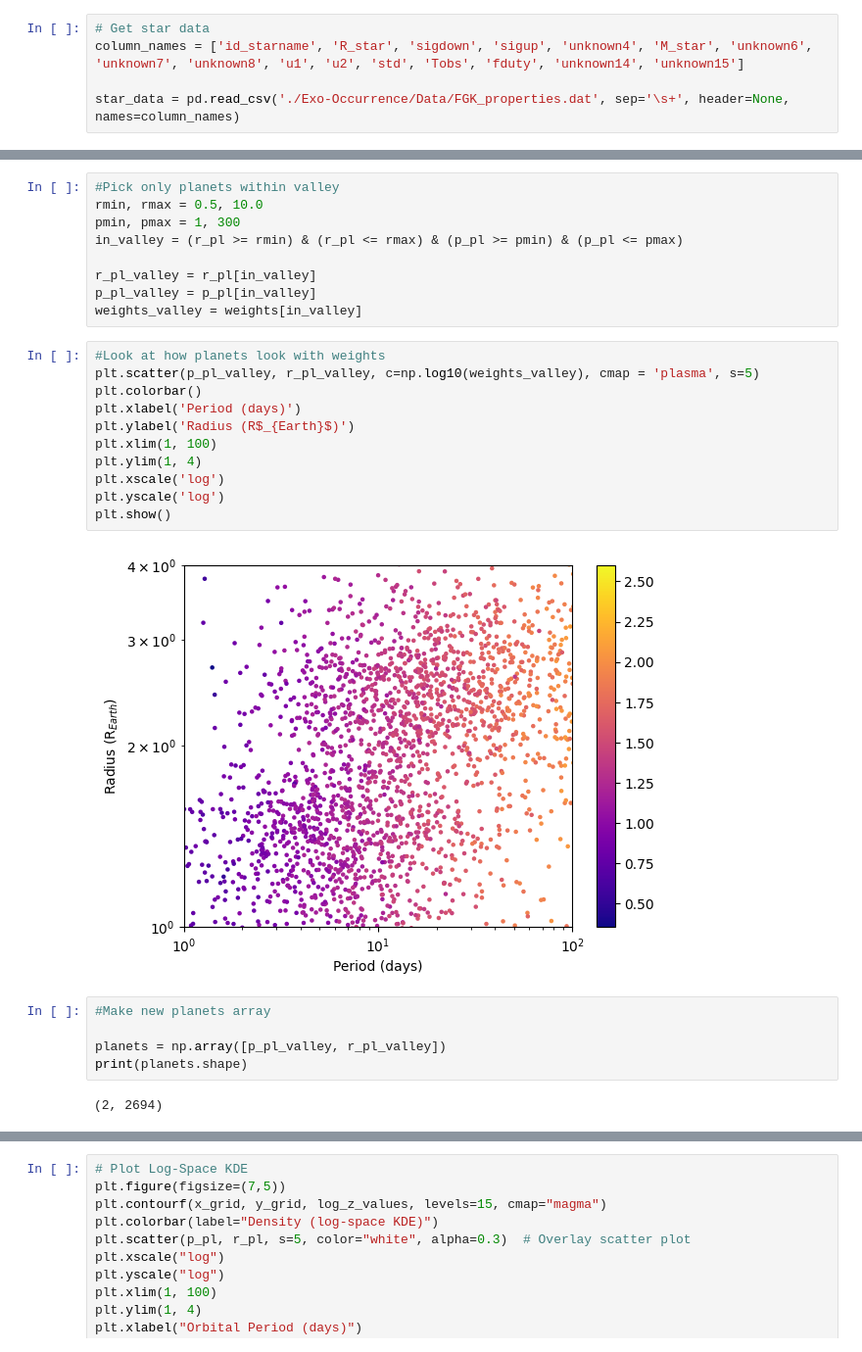
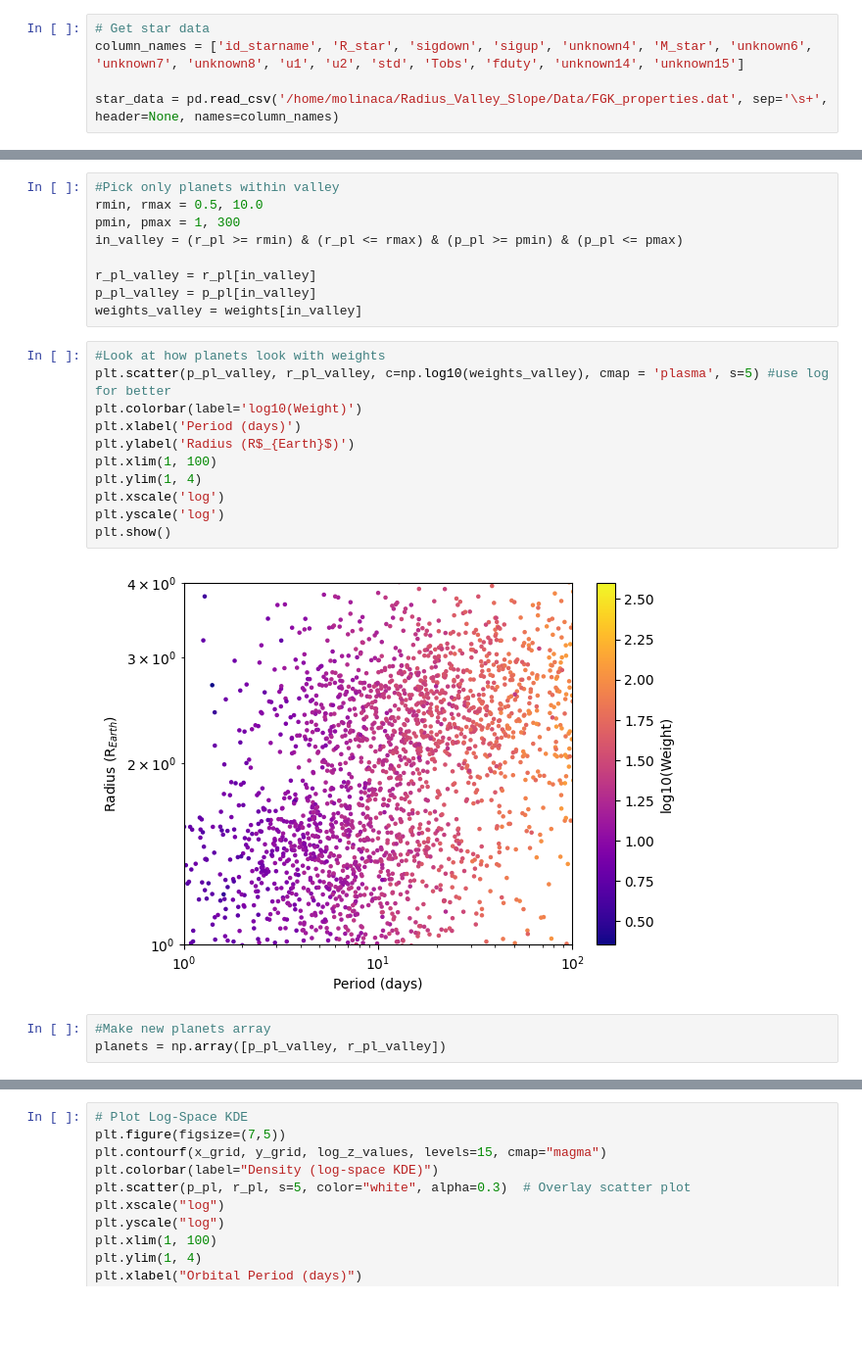
Before and after one commit to molinaca/Radius-Valley-Slope, a Jupyter notebook: KDE/kde_testing.ipynb, the cells around one changed output, grey strips where cells are left out. Shown at 98% size. Saved outputs shown, nothing was run; the diff lists cells and outputs as text; blank space fills up the shorter version.

```diff
--- a/KDE/kde_testing.ipynb
+++ b/KDE/kde_testing.ipynb
@@ -285,7 +284,7 @@ See the caveats in the documentation: https://pandas.pydata.org/pandas-docs/stab
 # Get star data
 column_names = ['id_starname', 'R_star', 'sigdown', 'sigup', 'unknown4', 'M_star', 'unknown6', 'unknown7', 'unknown8', 'u1', 'u2', 'std', 'Tobs', 'fduty', 'unknown14', 'unknown15']
 
-star_data = pd.read_csv('./Exo-Occurrence/Data/FGK_properties.dat', sep='\s+', header=None, names=column_names)
+star_data = pd.read_csv('/home/molinaca/Radius_Valley_Slope/Data/FGK_properties.dat', sep='\s+', header=None, names=column_names)
 # %%
 # Merge the two dataframes
 planet_and_stars = kic_planet_data.merge(star_data, on='id_starname', how='left')
@@ -338,22 +333,18 @@ p_pl_valley = p_pl[in_valley]
 weights_valley = weights[in_valley]
 # %%
 #Look at how planets look with weights
-plt.scatter(p_pl_valley, r_pl_valley, c=np.log10(weights_valley), cmap = 'plasma', s=5)
-plt.colorbar()
+plt.scatter(p_pl_valley, r_pl_valley, c=np.log10(weights_valley), cmap = 'plasma', s=5) #use log for better
+plt.colorbar(label='log10(Weight)')
 plt.xlabel('Period (days)')
 plt.ylabel('Radius (R$_{Earth}$)')
 plt.xlim(1, 100)
 plt.ylim(1, 4)
 plt.xscale('log')
 plt.yscale('log')
 plt.show()
 # %% [output]
-[figure, old version]
+[figure, new version]
 # %%
 #Make new planets array
-
 planets = np.array([p_pl_valley, r_pl_valley])
-print(planets.shape)
-# %% [output]
-(2, 2694)
 # %%
```
Also changed, not shown: parts of 8 cells of this notebook, 5 other files.
